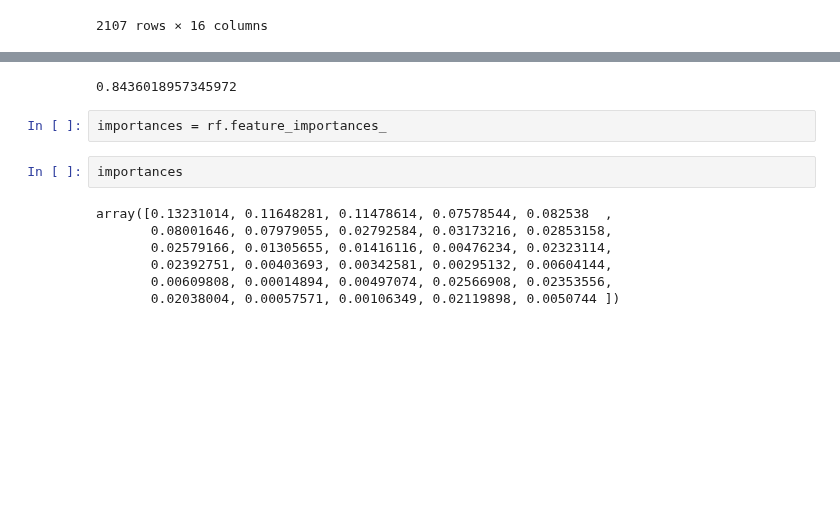
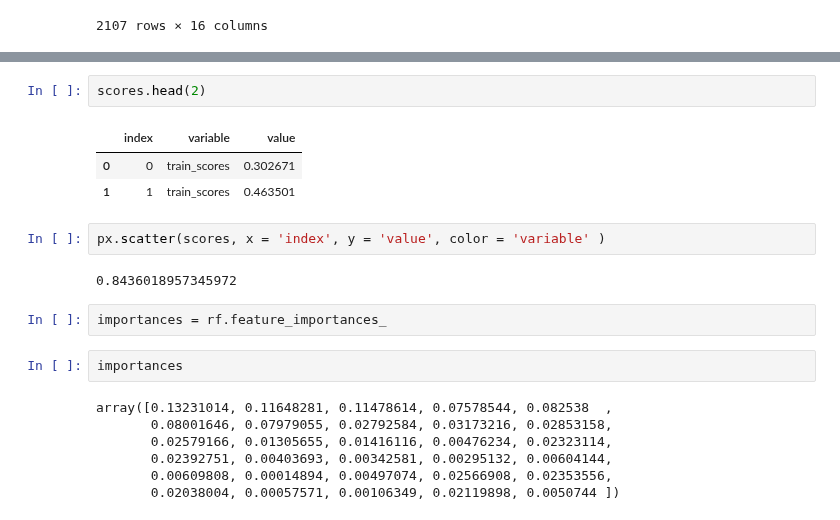
Before and after one commit to shekharbiswas/Obesity, a Jupyter notebook: Visuals.ipynb, the cells around one changed output, grey strips where cells are left out. Cells and saved outputs as stored; diff of their text form; blank space fills up the shorter version.

```diff
--- a/Visuals.ipynb
+++ b/Visuals.ipynb
@@ -250,3 +253,11 @@ test_scores
+# %%
+scores.head(2)
+# %% [output]
+|  | index | variable | value |
+| 0 | 0 | train_scores | 0.302671 |
+| 1 | 1 | train_scores | 0.463501 |
+# %%
+px.scatter(scores, x = 'index', y = 'value', color = 'variable' )
 # %%
 # %% [output]
 0.8436018957345972
```
Also changed, not shown: parts of 4 cells of this notebook.
